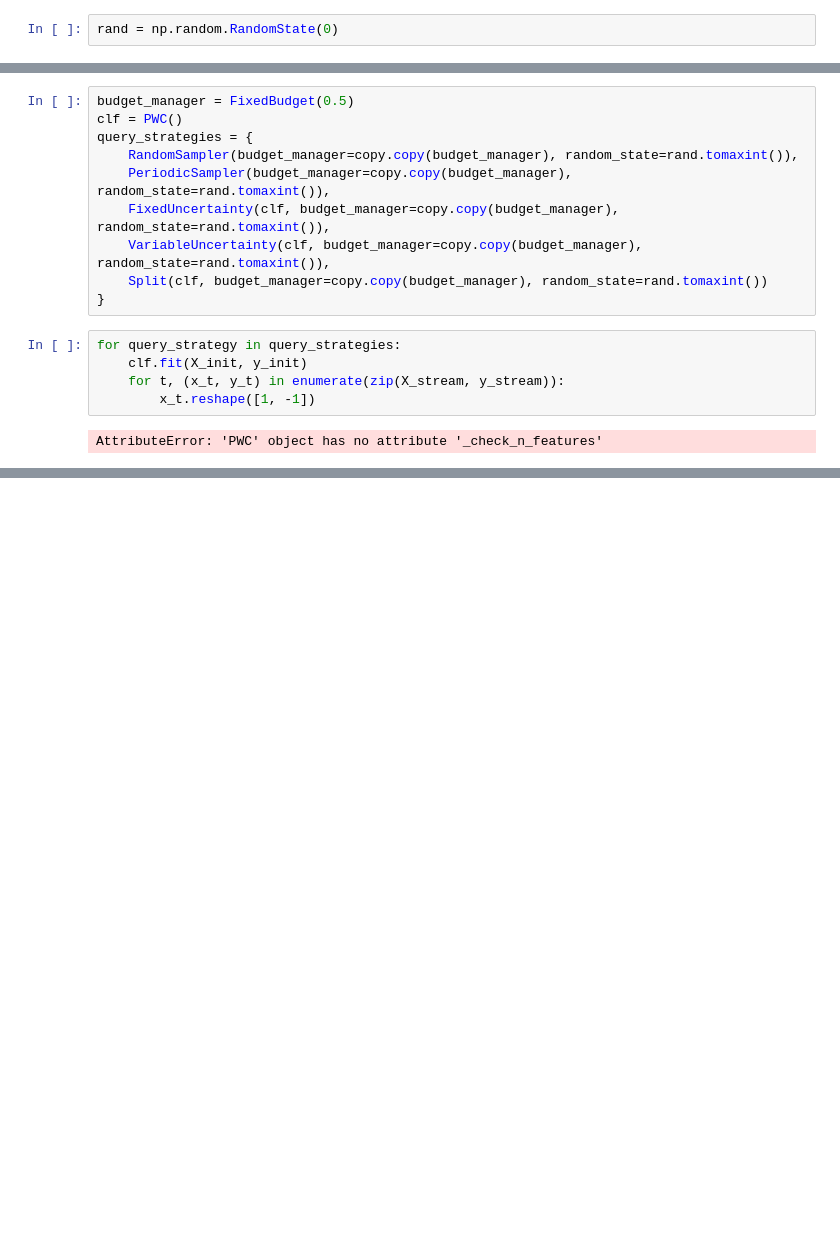
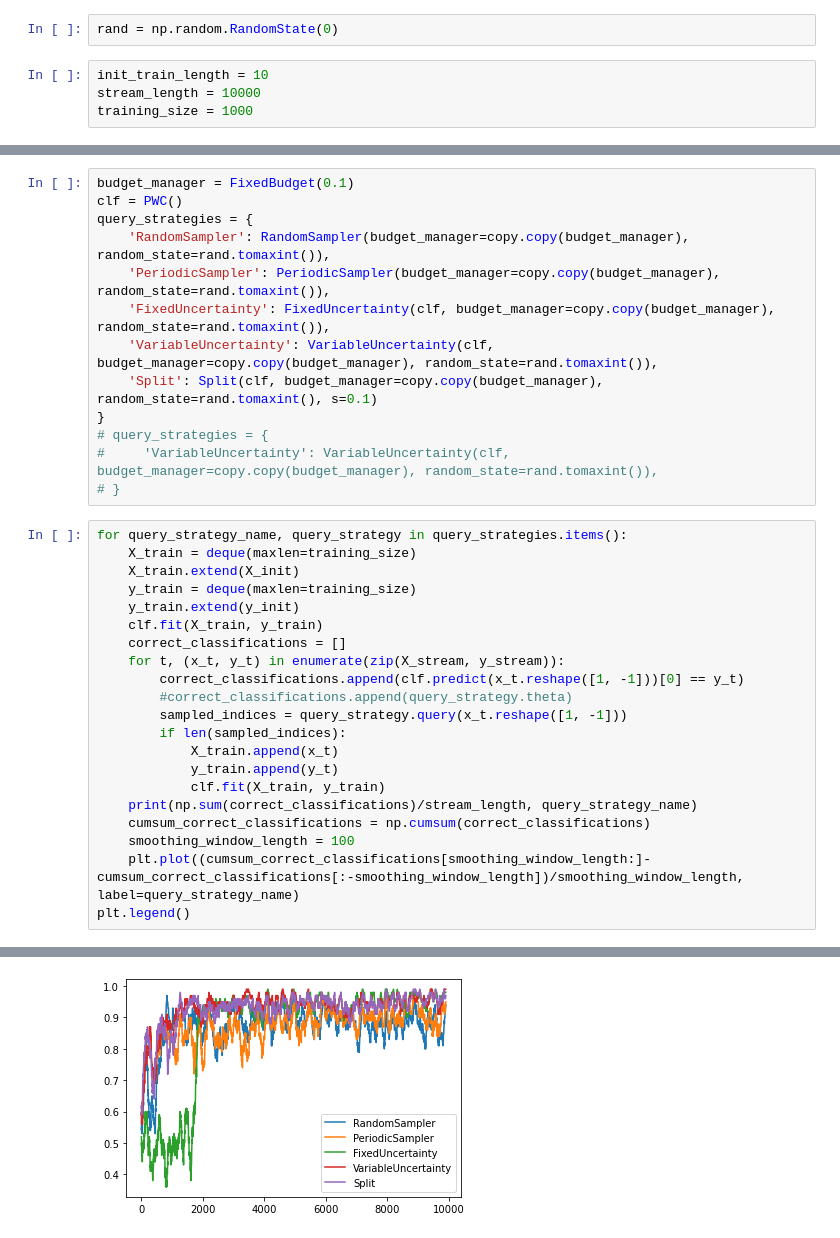
Before and after one commit to scikit-activeml/scikit-activeml, a Jupyter notebook: examples/stream/al_cycle_random.ipynb, the cells around one changed output, grey strips where cells are left out. Cells and saved outputs as stored; diff of their text form; blank space fills up the shorter version.

Commit message:
Add example for stream active learning loop

```diff
--- a/examples/stream/al_cycle_random.ipynb
+++ b/examples/stream/al_cycle_random.ipynb
@@ -12,4 +14,8 @@ from skactiveml.stream import FixedUncertainty, VariableUncertainty, Split
 from skactiveml.stream.budget_manager import FixedBudget
 # %%
 rand = np.random.RandomState(0)
+# %%
+init_train_length = 10
+stream_length = 10000
+training_size = 1000
 # %%
@@ -22,19 +25,37 @@ y_init = y[:init_train_length]
 X_stream = X[init_train_length:, :]
 y_stream = y[init_train_length:]
 # %%
-budget_manager = FixedBudget(0.5)
+budget_manager = FixedBudget(0.1)
 clf = PWC()
 query_strategies = {
-    RandomSampler(budget_manager=copy.copy(budget_manager), random_state=rand.tomaxint()),
-    PeriodicSampler(budget_manager=copy.copy(budget_manager), random_state=rand.tomaxint()),
-    FixedUncertainty(clf, budget_manager=copy.copy(budget_manager), random_state=rand.tomaxint()),
-    VariableUncertainty(clf, budget_manager=copy.copy(budget_manager), random_state=rand.tomaxint()),
-    Split(clf, budget_manager=copy.copy(budget_manager), random_state=rand.tomaxint())
+    'RandomSampler': RandomSampler(budget_manager=copy.copy(budget_manager), random_state=rand.tomaxint()),
+    'PeriodicSampler': PeriodicSampler(budget_manager=copy.copy(budget_manager), random_state=rand.tomaxint()),
+    'FixedUncertainty': FixedUncertainty(clf, budget_manager=copy.copy(budget_manager), random_state=rand.tomaxint()),
+    'VariableUncertainty': VariableUncertainty(clf, budget_manager=copy.copy(budget_manager), random_state=rand.tomaxint()),
+    'Split': Split(clf, budget_manager=copy.copy(budget_manager), random_state=rand.tomaxint(), s=0.1)
 }
+# query_strategies = {
+#     'VariableUncertainty': VariableUncertainty(clf, budget_manager=copy.copy(budget_manager), random_state=rand.tomaxint()),
+# }
-# %%
-for query_strategy in query_strategies:
-    clf.fit(X_init, y_init)
-    for t, (x_t, y_t) in enumerate(zip(X_stream, y_stream)):
-        x_t.reshape([1, -1])
-# %% [output]
-AttributeError: 'PWC' object has no attribute '_check_n_features'
+# %%
+for query_strategy_name, query_strategy in query_strategies.items():
+    X_train = deque(maxlen=training_size)
+    X_train.extend(X_init)
+    y_train = deque(maxlen=training_size)
+    y_train.extend(y_init)
+    clf.fit(X_train, y_train)
+    correct_classifications = []
+    for t, (x_t, y_t) in enumerate(zip(X_stream, y_stream)):
+        correct_classifications.append(clf.predict(x_t.reshape([1, -1]))[0] == y_t)
+        #correct_classifications.append(query_strategy.theta)
+        sampled_indices = query_strategy.query(x_t.reshape([1, -1]))
+        if len(sampled_indices):
+            X_train.append(x_t)
+            y_train.append(y_t)
+            clf.fit(X_train, y_train)
+    print(np.sum(correct_classifications)/stream_length, query_strategy_name)
+    cumsum_correct_classifications = np.cumsum(correct_classifications)
+    smoothing_window_length = 100
+    plt.plot((cumsum_correct_classifications[smoothing_window_length:]-cumsum_correct_classifications[:-smoothing_window_length])/smoothing_window_length, label=query_strategy_name)
+plt.legend()
+# %% [output]
@@ -40,0 +68 @@ AttributeError: 'PWC' object has no attribute '_check_n_features'
+[figure, added]
```
Also changed, not shown: parts of 3 cells of this notebook, 1 other file.
